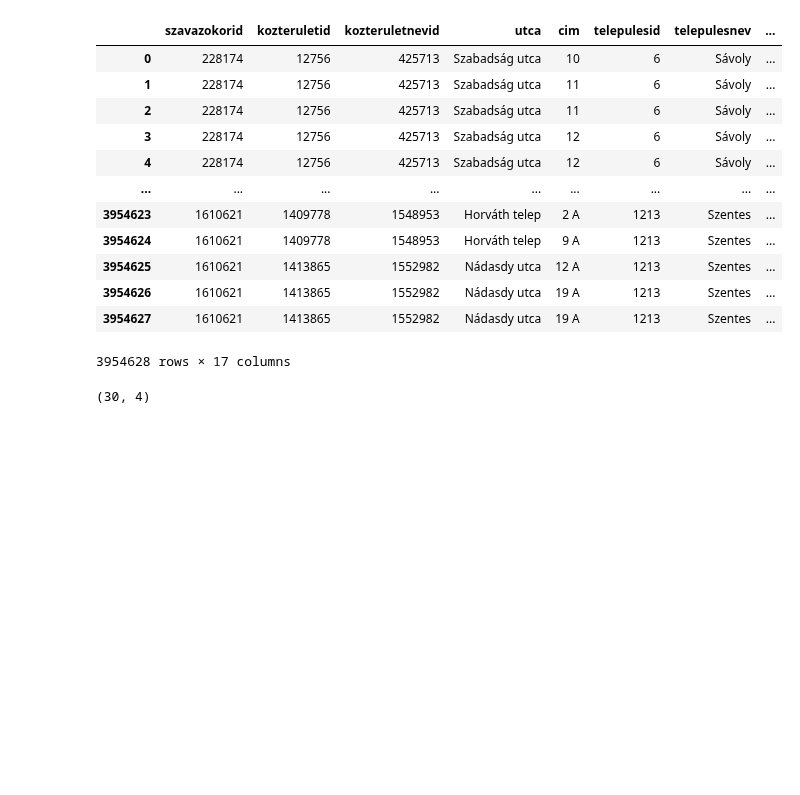
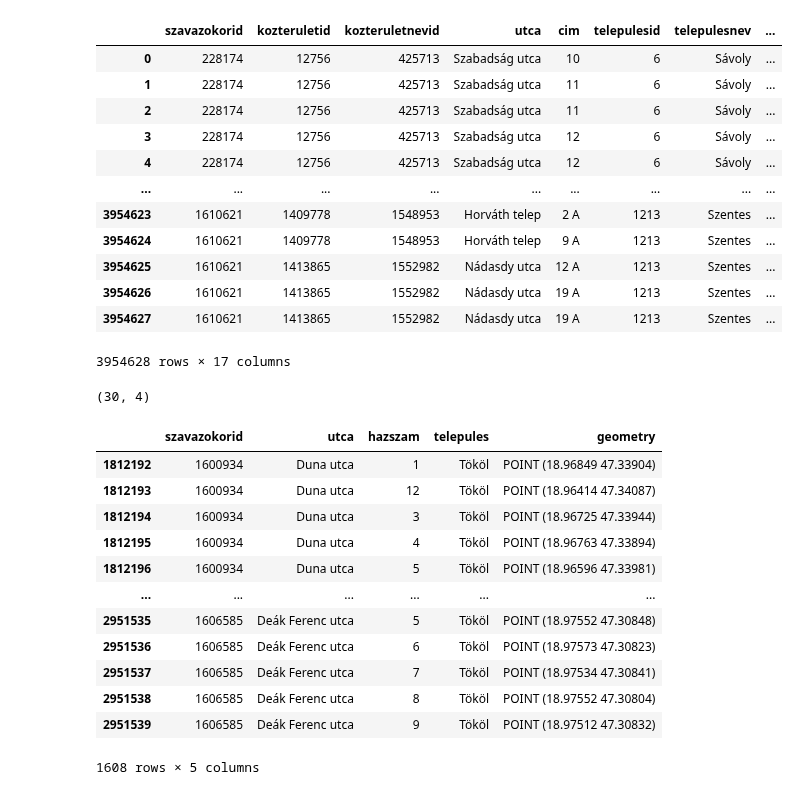
Before and after one commit to e003e6/szkburkolas, a Jupyter notebook: jup/burkolas_v2/5_lekerdezes_kapcsolas.ipynb, the cells around one changed output. Cells and saved outputs as stored; diff of their text form; code cells hidden in the pictures; blank space fills up the shorter version.

```diff
--- a/jup/burkolas_v2/5_lekerdezes_kapcsolas.ipynb
+++ b/jup/burkolas_v2/5_lekerdezes_kapcsolas.ipynb
@@ -501,3 +517,19 @@ gdfk = (all_matched
 gdfk.query('telepules == "Szigetszentmiklós"').groupby('szavazokorid').count().shape
 # %% [output]
 (30, 4)
+# %%
+gdfk.query('telepules == "Tököl"')
+# %% [output]
+|  | szavazokorid | utca | hazszam | telepules | geometry |
+| 1812192 | 1600934 | Duna utca | 1 | Tököl | POINT (18.96849 47.33904) |
+| 1812193 | 1600934 | Duna utca | 12 | Tököl | POINT (18.96414 47.34087) |
+| 1812194 | 1600934 | Duna utca | 3 | Tököl | POINT (18.96725 47.33944) |
+| 1812195 | 1600934 | Duna utca | 4 | Tököl | POINT (18.96763 47.33894) |
+| 1812196 | 1600934 | Duna utca | 5 | Tököl | POINT (18.96596 47.33981) |
+| ... | ... | ... | ... | ... | ... |
+| 2951535 | 1606585 | Deák Ferenc utca | 5 | Tököl | POINT (18.97552 47.30848) |
+| 2951536 | 1606585 | Deák Ferenc utca | 6 | Tököl | POINT (18.97573 47.30823) |
+| 2951537 | 1606585 | Deák Ferenc utca | 7 | Tököl | POINT (18.97534 47.30841) |
+| 2951538 | 1606585 | Deák Ferenc utca | 8 | Tököl | POINT (18.97552 47.30804) |
+| 2951539 | 1606585 | Deák Ferenc utca | 9 | Tököl | POINT (18.97512 47.30832) |
+1608 rows × 5 columns
```
Also changed, not shown: parts of 5 cells of this notebook, 5 other files.
